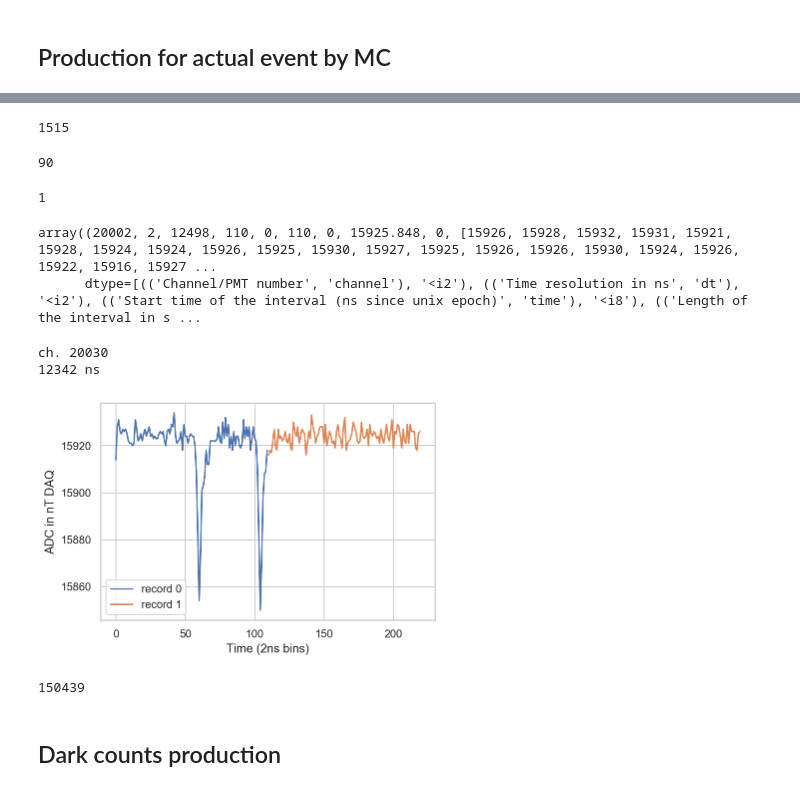
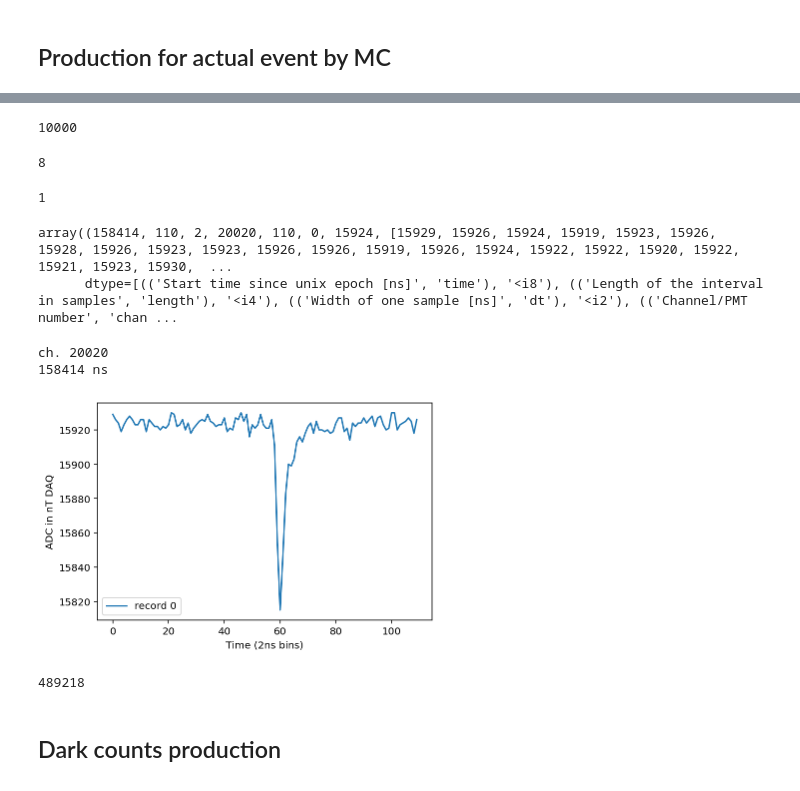
Before and after one commit to XENONnT/wfsimn, a Jupyter notebook: notebooks/usage_examples.ipynb, the cells around one changed output, grey strips where cells are left out. Cells and saved outputs as stored; diff of their text form; code cells hidden in the pictures.

```diff
--- a/notebooks/usage_examples.ipynb
+++ b/notebooks/usage_examples.ipynb
@@ -12,6 +12,6 @@ import wfsimn
 man1 = wfsimn.manager()
 # use defaults here so comment out
 #man1.avarage_puilse_file_name = ''
-#man1.mc_file_name = ''
+man1.mc_file_name = '/Users/mzks/xenon/wfsimn/notebooks/data/output0001_Sort.root'
 
 man1.generate_by_mc()
@@ -21,9 +44,9 @@ man1.generate_by_mc()
 # %%
 len(man1.events_records) ## MC events numbers
 # %% [output]
-1515
+10000
 # %%
-len(man1.events_records[0]) ## number of pulses in one MC event
+len(man1.events_records[1]) ## number of pulses in one MC event
 # %% [output]
-90
+8
 # %%
@@ -31,17 +54,17 @@ len(man1.events_records[0][0]) ## number of chunks in one pulse
 # %% [output]
 1
 # %%
-man1.events_records[0][0][0]
+man1.events_records[1][0][0]
 # %% [output]
-array((20002, 2, 12498, 110, 0, 110, 0, 15925.848, 0, [15926, 15928, 15932, 15931, 15921, 15928, 15924, 15924, 15926, 15925, 15930, 15927, 15925, 15926, 15926, 15930, 15924, 15926, 15922, 15916, 15927 ...
-      dtype=[(('Channel/PMT number', 'channel'), '<i2'), (('Time resolution in ns', 'dt'), '<i2'), (('Start time of the interval (ns since unix epoch)', 'time'), '<i8'), (('Length of the interval in s ...
+array((158414, 110, 2, 20020, 110, 0, 15924, [15929, 15926, 15924, 15919, 15923, 15926, 15928, 15926, 15923, 15923, 15926, 15926, 15919, 15926, 15924, 15922, 15922, 15920, 15922, 15921, 15923, 15930,  ...
+      dtype=[(('Start time since unix epoch [ns]', 'time'), '<i8'), (('Length of the interval in samples', 'length'), '<i4'), (('Width of one sample [ns]', 'dt'), '<i2'), (('Channel/PMT number', 'chan ...
 # %%
-vis1_0 = man1.event_visualizer(0)
-vis1_0.show_pulse(12)
+vis1_0 = man1.event_visualizer(1)
+vis1_0.show_pulse(0)
 # %% [output]
-ch. 20030
-12342 ns
+ch. 20020
+158414 ns
-[figure, old version]
+[figure, new version]
 # %%
 man1.save_pickle('wfs1.dat')
 # %%
@@ -51,7 +74,7 @@ dim1_records = man1.flatten_events_records()
 # %%
 len(dim1_records)
 # %% [output]
-150439
+489218
 # %% [markdown]
 ## Dark counts production
 # %%
```
Also changed, not shown: parts of 7 cells of this notebook, 3 other files.
